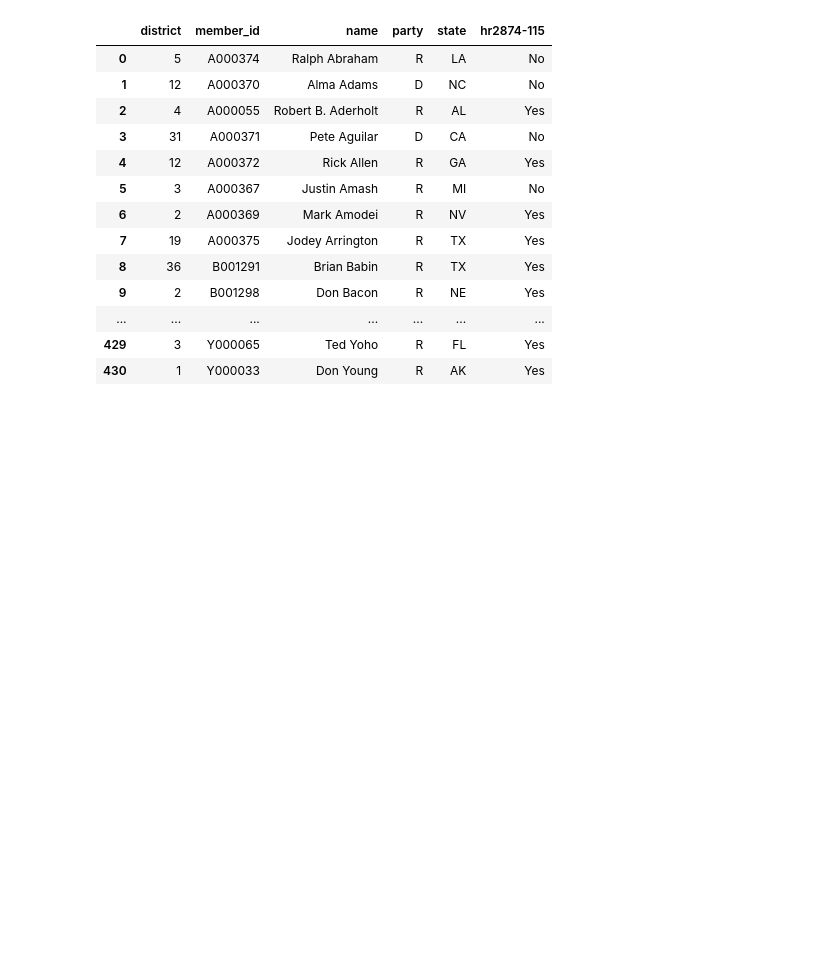
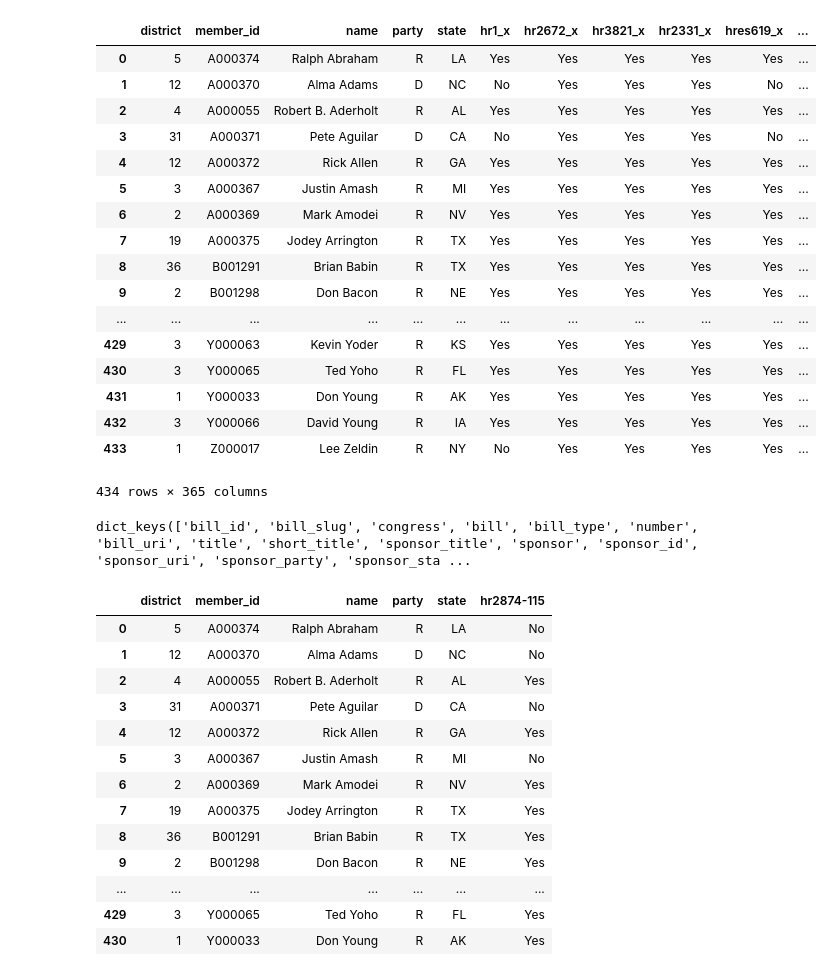
Before and after one commit to micahcarroll/sway-climate-policy, a Jupyter notebook: data_parser.ipynb, the cells around one changed output. Cells and saved outputs as stored; diff of their text form; code cells hidden in the pictures; blank space fills up the shorter version.

```diff
--- a/data_parser.ipynb
+++ b/data_parser.ipynb
@@ -32,0 +43,29 @@ votes = [vote for votes in vote_results for vote in votes]
+# %%
+# PROCESS VOTES
+
+def process_vote(vote):
+    bill = get_bill(vote)
+    if bill is None:
+        return None, None
+
+    bill_slug = bill['bill_slug']
+    bill_summary = bill['summary']
+    bill_date = vote['date']
+    bill_type = bill['bill_type']
+    congress = bill['congress']
+    bill_uri = bill['bill_uri']
+
+    cols = ['bill_slug', 'summary', 'date', 'bill_type', 'congress', 'bill_uri']
+    values = [[bill_slug, bill_summary,bill_date,bill_type, congress, bill_uri]]
+    bill_row_df = pd.DataFrame(values, columns=cols)
+
+    actual_vote = get_result(vote['vote_uri'])
+    positions = actual_vote['votes']['vote']['positions']
+    vote_df = pd.DataFrame(positions)
+    vote_df = vote_df.rename(columns={'vote_position': bill_slug}).drop('dw_nominate', 1)
+    return vote_df, bill_row_df
+# %%
+# HACK TO CREATE DUMMY TABLE - SKETCH
+vote_df, bill_row = process_vote(recent_votes_results_flat[0])
+vote_df.drop(vote_df.columns[len(vote_df.columns)-1], axis=1, inplace=True)
+vote_df
@@ -32,0 +91,12 @@ votes = [vote for votes in vote_results for vote in votes]
+# %%
+votes_df = vote_df
+bills_df = pd.DataFrame()
+count = 0
+for vote in recent_votes_results_flat:
+    vote_df, bill_row = process_vote(vote)
+    if vote_df is None or bill_row is None:
+        count += 1
+        print("Found {} nulls".format(count))
+        continue
+    votes_df = pd.merge(votes_df, vote_df, on=['member_id', 'name', 'district', 'state', 'party'], how='outer')
+    bills_df = bills_df.append(bill_row)
@@ -32,0 +121,21 @@ votes = [vote for votes in vote_results for vote in votes]
+# %%
+votes_df
+# %% [output]
+|  | district | member_id | name | party | state | hr1_x | hr2672_x | hr3821_x | hr2331_x | hres619_x | ... |
+| 0 | 5 | A000374 | Ralph Abraham | R | LA | Yes | Yes | Yes | Yes | Yes | ... |
+| 1 | 12 | A000370 | Alma Adams | D | NC | No | Yes | Yes | Yes | No | ... |
+| 2 | 4 | A000055 | Robert B. Aderholt | R | AL | Yes | Yes | Yes | Yes | Yes | ... |
+| 3 | 31 | A000371 | Pete Aguilar | D | CA | No | Yes | Yes | Yes | No | ... |
+| 4 | 12 | A000372 | Rick Allen | R | GA | Yes | Yes | Yes | Yes | Yes | ... |
+| 5 | 3 | A000367 | Justin Amash | R | MI | Yes | Yes | Yes | Yes | Yes | ... |
+| 6 | 2 | A000369 | Mark Amodei | R | NV | Yes | Yes | Yes | Yes | Yes | ... |
+| 7 | 19 | A000375 | Jodey Arrington | R | TX | Yes | Yes | Yes | Yes | Yes | ... |
+| 8 | 36 | B001291 | Brian Babin | R | TX | Yes | Yes | Yes | Yes | Yes | ... |
+| 9 | 2 | B001298 | Don Bacon | R | NE | Yes | Yes | Yes | Yes | Yes | ... |
+| ... | ... | ... | ... | ... | ... | ... | ... | ... | ... | ... | ... |
+| 429 | 3 | Y000063 | Kevin Yoder | R | KS | Yes | Yes | Yes | Yes | Yes | ... |
+| 430 | 3 | Y000065 | Ted Yoho | R | FL | Yes | Yes | Yes | Yes | Yes | ... |
+| 431 | 1 | Y000033 | Don Young | R | AK | Yes | Yes | Yes | Yes | Yes | ... |
+| 432 | 3 | Y000066 | David Young | R | IA | Yes | Yes | Yes | Yes | Yes | ... |
+| 433 | 1 | Z000017 | Lee Zeldin | R | NY | No | Yes | Yes | Yes | Yes | ... |
+434 rows × 365 columns
@@ -33 +148,5 @@ votes = [vote for votes in vote_results for vote in votes]
+# %%
+ob[0].keys()
+# %% [output]
+dict_keys(['bill_id', 'bill_slug', 'congress', 'bill', 'bill_type', 'number', 'bill_uri', 'title', 'short_title', 'sponsor_title', 'sponsor', 'sponsor_id', 'sponsor_uri', 'sponsor_party', 'sponsor_sta ...
 # %%
```
Also changed, not shown: parts of 14 cells of this notebook, 2 other files.
